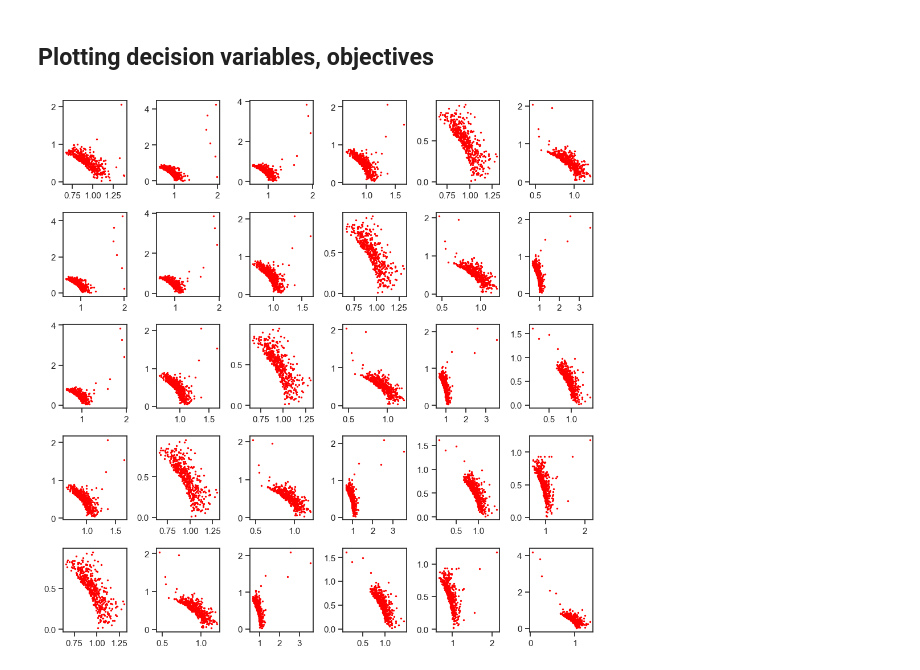
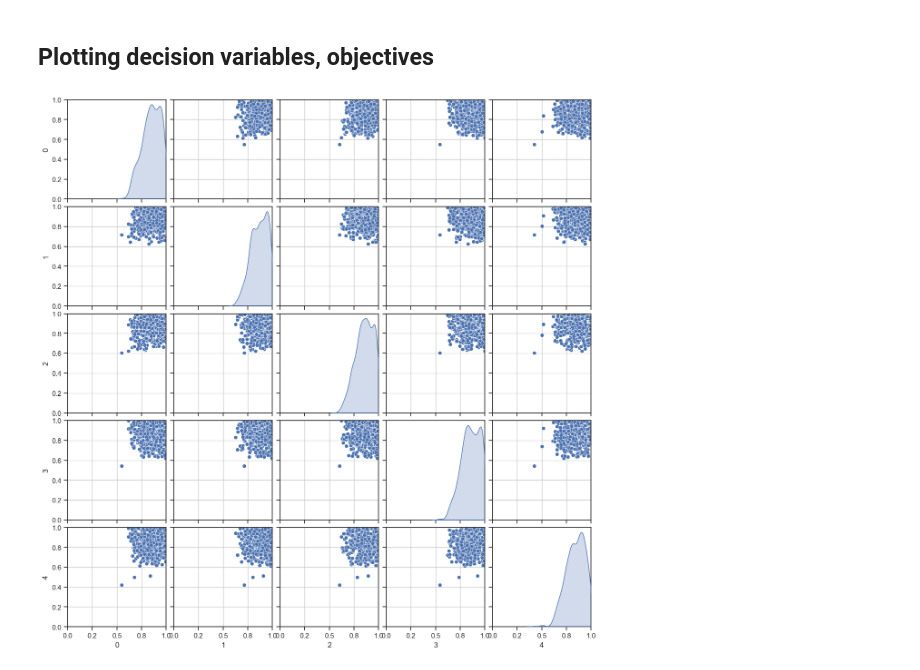
Before and after one commit to richardlovesspaceengineering/rrut_thesis_code, a Jupyter notebook: ISA-CMOP_Python/runner.ipynb, the cells around one changed output. Drawn from its saved outputs; the diff is of its cells as text; code cells hidden in the pictures.

Commit message:
Cleaned up runner, moved plots to population.

```diff
--- a/ISA-CMOP_Python/runner.ipynb
+++ b/ISA-CMOP_Python/runner.ipynb
@@ -31,13 +31,8 @@ problem = MW7(n_dim=5)  # use default dimensionality.
 n_variables = problem.dim
 
 # Experimental setup of Alsouly
-# n_points = n_variables * 10**3
-# n_points = n_variables * 2 * 10**3
-# n_points = 3000
-# n_points = 5
 neighbourhood_size = 2 * n_variables + 1
 num_steps = int(n_variables / neighbourhood_size * 10**3)
-# num_steps = 10
 step_size = 0.2  # 2% of the range of the instance domain
 
 # Bounds of the decision variables.
@@ -45,7 +40,7 @@ x_lower = problem.lb
 x_upper = problem.ub
 bounds = np.vstack((x_lower, x_upper))
 
-num_samples = 150
+num_samples = 30
 
 # Run feature eval multiple times.
 pops = []
@@ -127,77 +122,43 @@ Evaluated MultipleRandomWalkAnalysis features for population 150 of 150
 # %% [markdown]
 ## Plotting decision variables, objectives
 # %%
-# Plot objectives
-# Create a 5x6 grid of subplots
-fig, ax = plt.subplots(5, 6, figsize=(10, 10))
-for i in range(5):
-    for j in range(6):
-        pop = pops[i + j]
+# # Plot objectives
+# # Create a 5x6 grid of subplots
+# fig, ax = plt.subplots(5, 6, figsize=(10, 10))
+# for i in range(5):
+#     for j in range(6):
+#         pop = pops[i + j]
 
-        obj = pop.extract_obj()
+#         obj = pop.extract_obj()
 
-        # Plot the objectives on the current subplot.
-        ax[i, j].scatter(obj[:, 0], obj[:, 1], s=2, color="red")
+#         # Plot the objectives on the current subplot.
+#         ax[i, j].scatter(obj[:, 0], obj[:, 1], s=2, color="red")
 
-# Adjust subplot spacing
-plt.tight_layout()
+# # Adjust subplot spacing
+# plt.tight_layout()
 
-# Show the plot
-plt.show()
+# # Show the plot
+# plt.show()
 
-# Plot decisions
-# Create a 5x6 grid of subplots
-fig, ax = plt.subplots(5, 6, figsize=(10, 10))
-for i in range(5):
-    for j in range(6):
-        pop = pops[i + j]
+# # Plot decisions
+# # Create a 5x6 grid of subplots
+# fig, ax = plt.subplots(5, 6, figsize=(10, 10))
+# for i in range(5):
+#     for j in range(6):
+#         pop = pops[i + j]
 
-        var = pop.extract_var()
+#         var = pop.extract_var()
 
-        # Plot the varision vars on the current subplot.
-        ax[i, j].scatter(var[:, 0], var[:, 1], s=2, color="green")
+#         # Plot the varision vars on the current subplot.
+#         ax[i, j].scatter(var[:, 0], var[:, 1], s=2, color="green")
 
-# Adjust subplot spacing
-plt.tight_layout()
+# # Adjust subplot spacing
+# plt.tight_layout()
 
-# Show the plot
-plt.show()
+# # Show the plot
+# plt.show()
 
-
-# %%
-def scatterplot_matrix(data):
-    """
-    Create a scatterplot matrix for a numpy array.
-
-    Parameters:
-    - data: numpy array (n x n) containing the data for the scatterplot matrix.
-
-    Returns:
-    - None (displays the scatterplot matrix).
-    """
-    # Convert the numpy array to a Pandas DataFrame for Seaborn
-    import pandas as pd
-
-    df = pd.DataFrame(data)
-
-    # Create the scatterplot matrix using Seaborn
-    sns.set(style="ticks")
-    sns.pairplot(df, diag_kind="kde", markers="o")
-
-    # Display the plot
-    plt.show()
-
-
-scatterplot_matrix(pops[0].extract_var())
-
-
-# %%
-
-# Combine all features.
-landscape = LandscapeAnalysis(global_features, rw_features)
-landscape.extract_feature_arrays()
-landscape.aggregate_features(YJ_transform=False)
-landscape.extract_features_vector()
-landscape.map_features_to_instance_space()
+# Plot the pairwise combinations of decision variables.
+pops[0].var_scatterplot_matrix()
 # %% [output]
-[figure, old version]
+[figure, new version]
```
Also changed, not shown: parts of 9 cells of this notebook, 6 other files.
